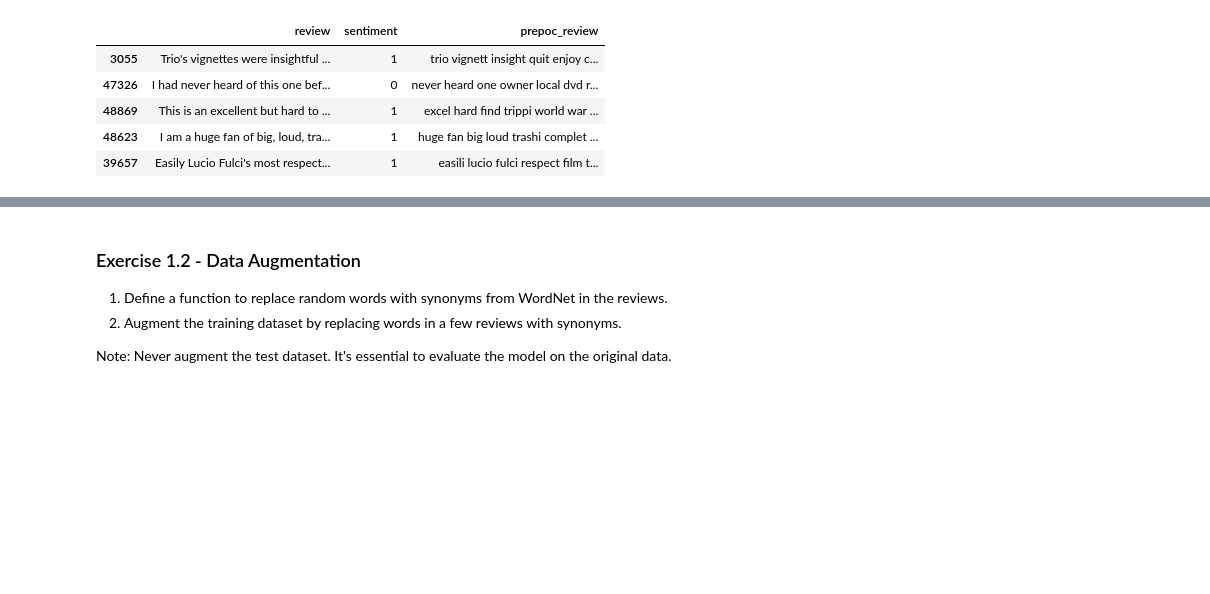
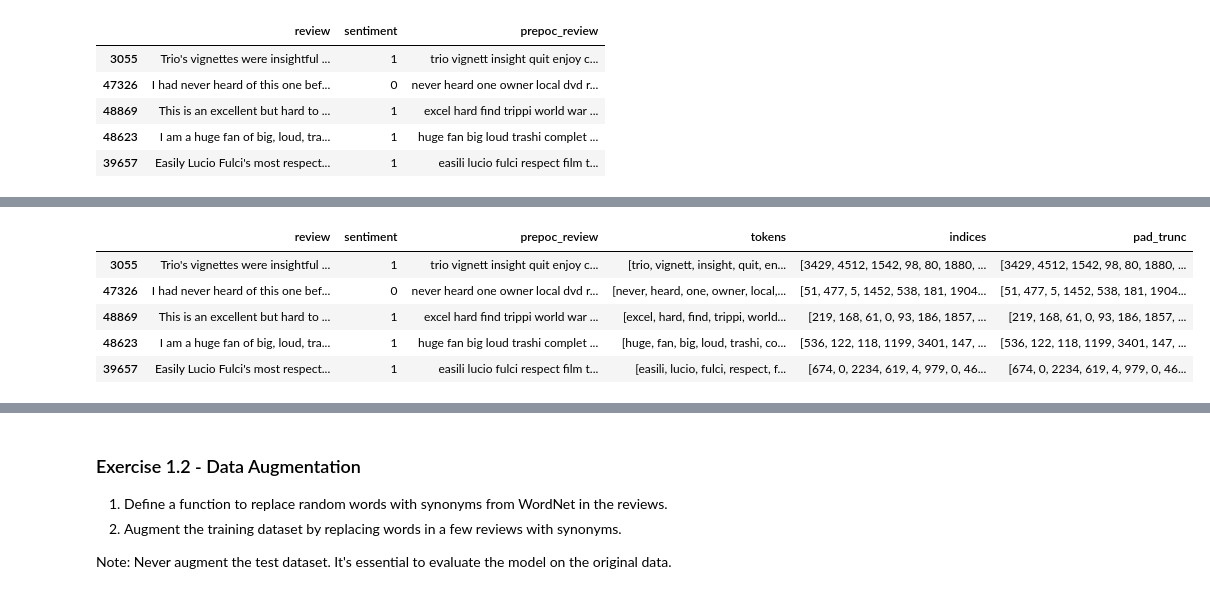
Before and after one commit to LCDA-UCP/dl_with_pytorch, a Jupyter notebook: exercises/session15-16-17/rnn_imdb_exercises.ipynb, the cells around one changed output, grey strips where cells are left out. Cells and saved outputs as stored; diff of their text form; code cells hidden in the pictures; blank space fills up the shorter version.

```diff
--- a/exercises/session15-16-17/rnn_imdb_exercises.ipynb
+++ b/exercises/session15-16-17/rnn_imdb_exercises.ipynb
@@ -162,2 +207,20 @@ Name: count, Length: 5000, dtype: int64
 # %%
-# ...
+MAX_LENGTH = 300
+
+def pad_truncate(token, max_length=MAX_LENGTH):
+    if len(token) > max_length:
+        return token[:max_length]
+    else:
+        return token + [vocab['<pad>']] * (max_length - len(token))
+
+
+train['pad_trunc'] = train['indices'].apply(pad_truncate)
+
+train.head()
+# %% [output]
+|  | review | sentiment | prepoc_review | tokens | indices | pad_trunc |
+| 3055 | Trio's vignettes were insightful ... | 1 | trio vignett insight quit enjoy c... | [trio, vignett, insight, quit, en... | [3429, 4512, 1542, 98, 80, 1880, ... | [3429, 4512, 1542, 98, 80, 1880, ... |
+| 47326 | I had never heard of this one bef... | 0 | never heard one owner local dvd r... | [never, heard, one, owner, local,... | [51, 477, 5, 1452, 538, 181, 1904... | [51, 477, 5, 1452, 538, 181, 1904... |
+| 48869 | This is an excellent but hard to ... | 1 | excel hard find trippi world war ... | [excel, hard, find, trippi, world... | [219, 168, 61, 0, 93, 186, 1857, ... | [219, 168, 61, 0, 93, 186, 1857, ... |
+| 48623 | I am a huge fan of big, loud, tra... | 1 | huge fan big loud trashi complet ... | [huge, fan, big, loud, trashi, co... | [536, 122, 118, 1199, 3401, 147, ... | [536, 122, 118, 1199, 3401, 147, ... |
+| 39657 | Easily Lucio Fulci's most respect... | 1 | easili lucio fulci respect film t... | [easili, lucio, fulci, respect, f... | [674, 0, 2234, 619, 4, 979, 0, 46... | [674, 0, 2234, 619, 4, 979, 0, 46... |
```
Also changed, not shown: parts of 14 cells of this notebook.
